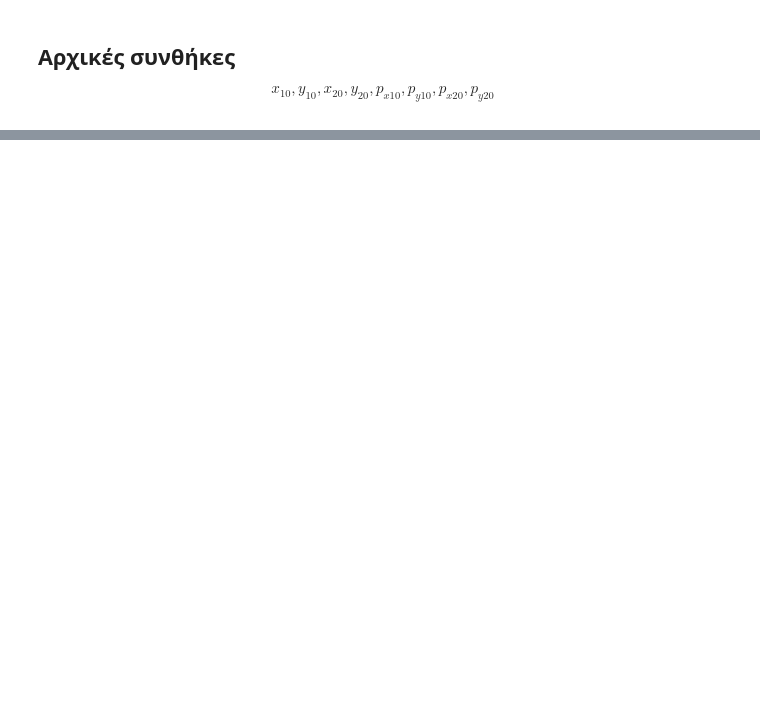
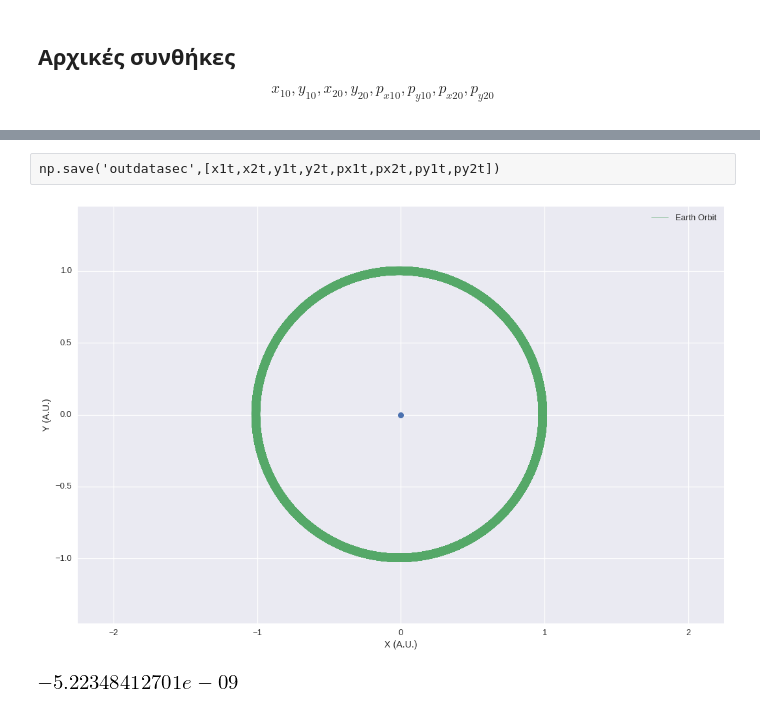
Before and after one commit to Mixpap/astro-notebooks, a Jupyter notebook: 3 Body.ipynb, the cells around one changed output, grey strips where cells are left out. Drawn from its saved outputs; the diff is of its cells as text; code cells hidden in the pictures; blank space fills up the shorter version.

```diff
--- a/3 Body.ipynb
+++ b/3 Body.ipynb
@@ -124,0 +146,20 @@ plt.plot(sol[:,1],sol[:,3],linewidth=0.2)
+# %% [raw]
+np.save('outdatasec',[x1t,x2t,y1t,y2t,px1t,px2t,py1t,py2t])
+# %%
+x1t,x2t,y1t,y2t,px1t,px2t,py1t,py2t = np.load('outdatasec.npy')
+# %%
+ten=1216
+# %%
+lw=0.5#1./np.log(x1t.shape[0])
+plt.figure(figsize=(15,10))
+plt.plot([0],[0],'o')
+plt.axis('equal')
+#plt.plot(x1t,y1t,linewidth=lw,label='Jupiter Orbit')
+plt.plot(x2t[::ten],y2t[::ten],linewidth=lw,label='Earth Orbit')
+plt.xlabel('X (A.U.)')
+plt.ylabel('Y (A.U.)')
+plt.tight_layout()
+plt.legend(loc='best')
+plt.savefig('orbits_e.png')
+# %% [output]
+[figure, added]
@@ -124,0 +173,4 @@ plt.plot(sol[:,1],sol[:,3],linewidth=0.2)
+# %%
+Et[-1]-Et[0]
+# %% [output]
+[figure, added]
```
Also changed, not shown: parts of 61 cells of this notebook, 31 other files.
